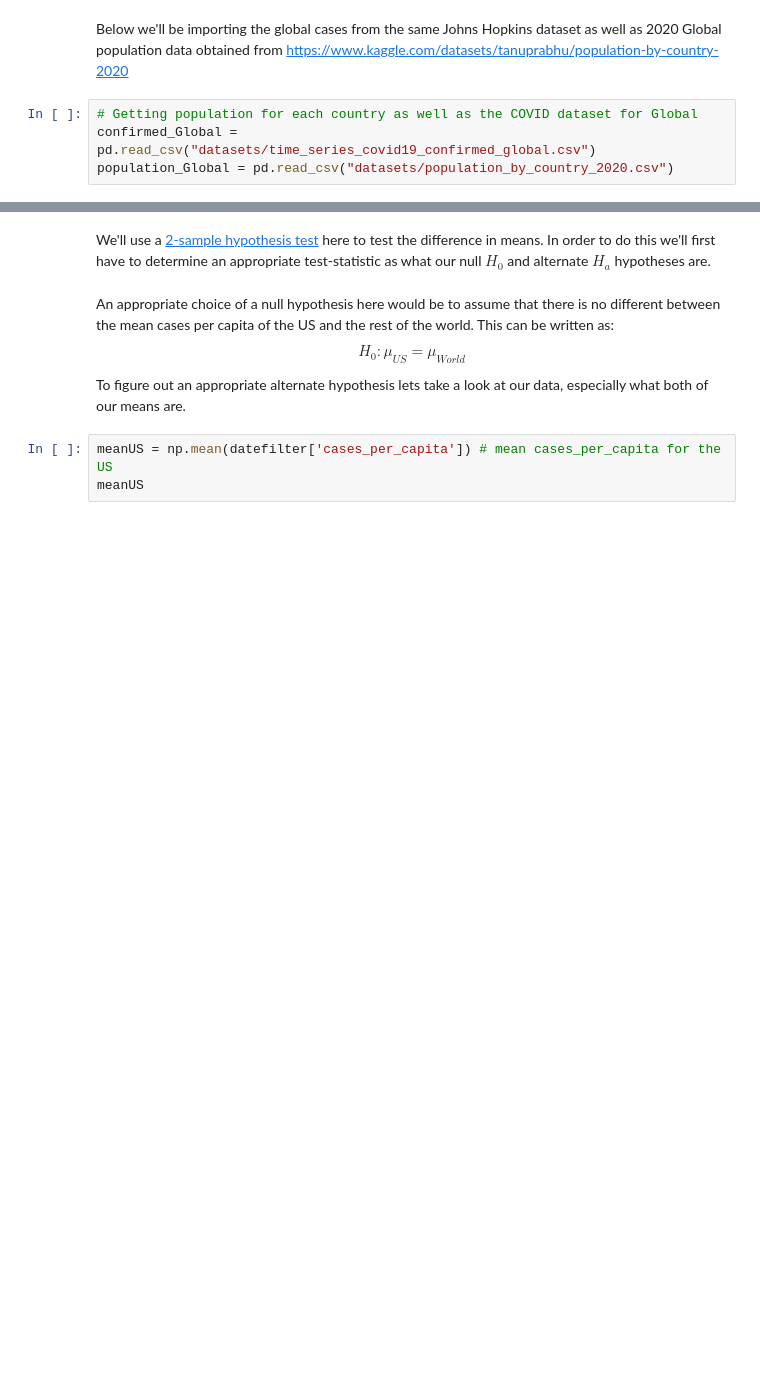
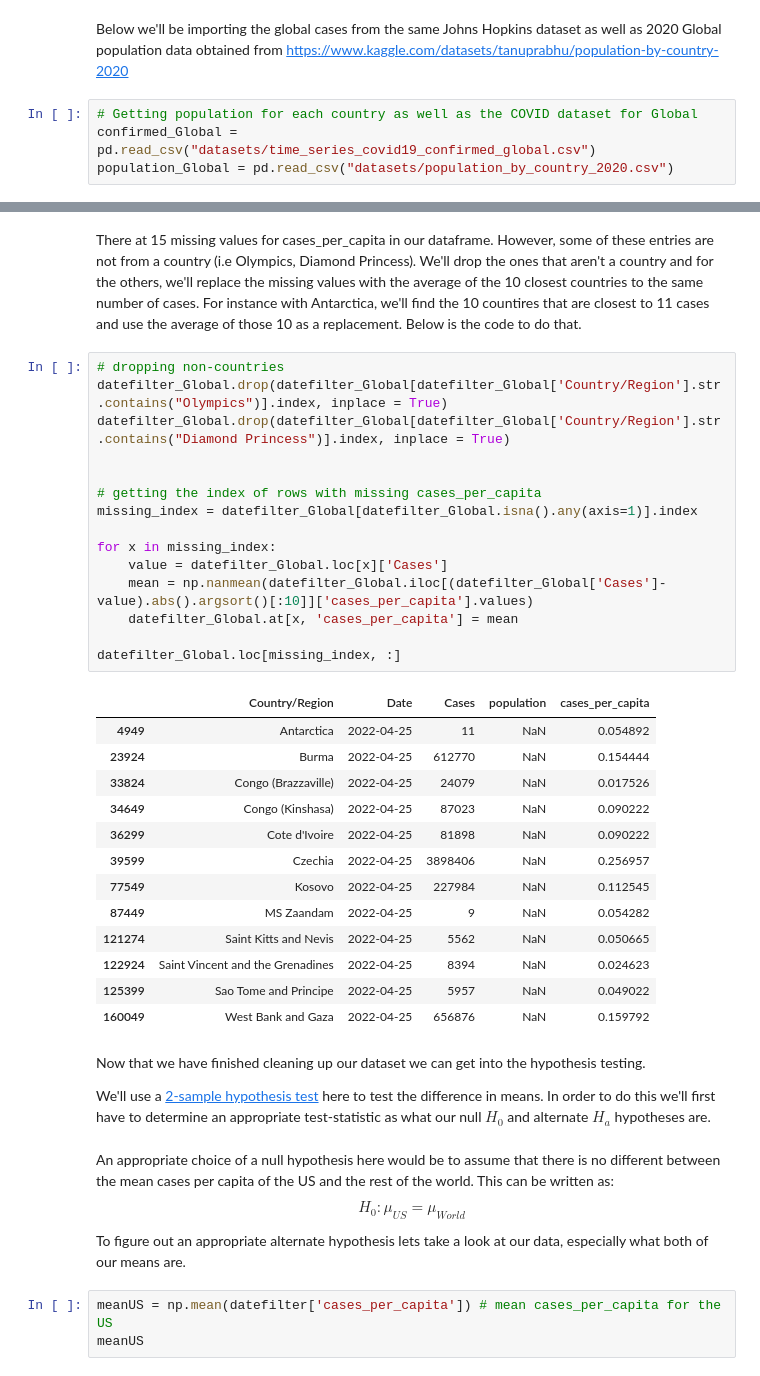
Before and after one commit to rwang0413/rwang4787.github.io, a Jupyter notebook: 320Final.ipynb, the cells around one changed output, grey strips where cells are left out. Cells and saved outputs as stored; diff of their text form; blank space fills up the shorter version.

```diff
--- a/320Final.ipynb
+++ b/320Final.ipynb
@@ -459,4 +434,37 @@ datefilter_Global
+# %% [markdown]
+There at 15 missing values for cases_per_capita in our dataframe. However, some of these entries are not from a country (i.e Olympics, Diamond Princess). We'll drop the ones that aren't a country and for the others, we'll replace the missing values with the average of the 10 closest countries to the same number of cases. For instance with Antarctica, we'll find the 10 countires that are closest to 11 cases and use the average of those 10 as a replacement. Below is the code to do that.
+# %%
+# dropping non-countries
+datefilter_Global.drop(datefilter_Global[datefilter_Global['Country/Region'].str.contains("Olympics")].index, inplace = True)
+datefilter_Global.drop(datefilter_Global[datefilter_Global['Country/Region'].str.contains("Diamond Princess")].index, inplace = True)
+
+
+# getting the index of rows with missing cases_per_capita
+missing_index = datefilter_Global[datefilter_Global.isna().any(axis=1)].index
+
+for x in missing_index:
+    value = datefilter_Global.loc[x]['Cases']
+    mean = np.nanmean(datefilter_Global.iloc[(datefilter_Global['Cases']-value).abs().argsort()[:10]]['cases_per_capita'].values)
+    datefilter_Global.at[x, 'cases_per_capita'] = mean
+
+datefilter_Global.loc[missing_index, :]
+# %% [output]
+|  | Country/Region | Date | Cases | population | cases_per_capita |
+| 4949 | Antarctica | 2022-04-25 | 11 | NaN | 0.054892 |
+| 23924 | Burma | 2022-04-25 | 612770 | NaN | 0.154444 |
+| 33824 | Congo (Brazzaville) | 2022-04-25 | 24079 | NaN | 0.017526 |
+| 34649 | Congo (Kinshasa) | 2022-04-25 | 87023 | NaN | 0.090222 |
+| 36299 | Cote d'Ivoire | 2022-04-25 | 81898 | NaN | 0.090222 |
+| 39599 | Czechia | 2022-04-25 | 3898406 | NaN | 0.256957 |
+| 77549 | Kosovo | 2022-04-25 | 227984 | NaN | 0.112545 |
+| 87449 | MS Zaandam | 2022-04-25 | 9 | NaN | 0.054282 |
+| 121274 | Saint Kitts and Nevis | 2022-04-25 | 5562 | NaN | 0.050665 |
+| 122924 | Saint Vincent and the Grenadines | 2022-04-25 | 8394 | NaN | 0.024623 |
+| 125399 | Sao Tome and Principe | 2022-04-25 | 5957 | NaN | 0.049022 |
+| 160049 | West Bank and Gaza | 2022-04-25 | 656876 | NaN | 0.159792 |
 # %% [markdown]
+Now that we have finished cleaning up our dataset we can get into the hypothesis testing.
+
 We'll use a [2-sample hypothesis test](https://www.jmp.com/en_us/statistics-knowledge-portal/t-test/two-sample-t-test.html) here to test the difference in means. In order to do this we'll first have to determine an appropriate test-statistic as what our null $H_0$ and alternate $H_a$ hypotheses are.
 # %% [markdown]
 An appropriate choice of a null hypothesis here would be to assume that there is no different between the mean cases per capita of the US and the rest of the world. This can be written as:
```
Also changed, not shown: parts of 29 cells of this notebook, 2 other files.
